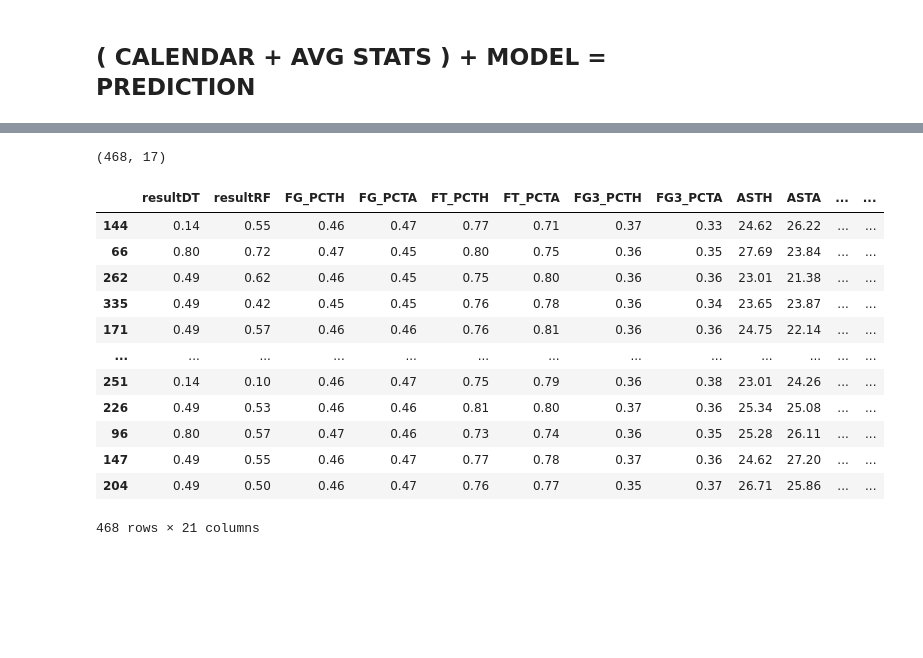
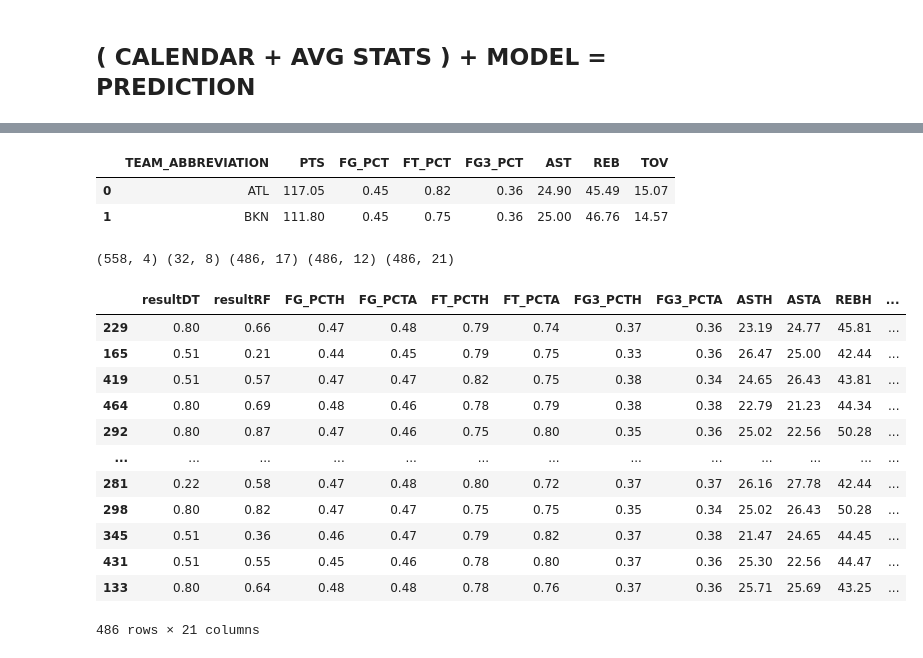
Before and after one commit to fabertel/FB_Python, a Jupyter notebook: NBA2020analytics - OK.ipynb, the cells around one changed output, grey strips where cells are left out. Saved outputs shown, nothing was run; the diff lists cells and outputs as text; code cells hidden in the pictures; blank space fills up the shorter version.

```diff
--- a/NBA2020analytics - OK.ipynb
+++ b/NBA2020analytics - OK.ipynb
@@ -418,13 +203,7 @@ gameslog.to_excel('NBA2020analytics_gamesraw_backup.xls')
 # %% [markdown]
 ### Transform data in game data ( one line per match )
 # %%
-
 print('gameslog',gameslog.shape)
-
-output = leaguedashteamstats.LeagueDashTeamStats(last_n_games='0', measure_type_detailed_defense='Base', month='0', opponent_team_id=0, pace_adjust='N', per_mode_detailed='Totals', period='0', plus_minus='N', rank='N', season='2019-20', season_type_all_star='Regular Season', conference_nullable='', date_from_nullable='', date_to_nullable='', division_simple_nullable='', game_scope_simple_nullable='', game_segment_nullable='', league_id_nullable='', location_nullable='', outcome_nullable='', po_round_nullable='', player_experience_nullable='', player_position_abbreviation_nullable='', season_segment_nullable='', shot_clock_range_nullable='', starter_bench_nullable='', team_id_nullable='', two_way_nullable='', vs_conference_nullable='', vs_division_nullable='').get_data_frames()
-avg_stats = pd.DataFrame(output[0])
-print('avg_stats',avg_stats.shape)
-gameslog
 
 df1=gameslog[['YEAR','GAME_DATE_EST', 'GAME_SEQUENCE', 'GAME_ID', 'TEAM_ID','TEAM_ABBREVIATION','TEAM_CITY_NAME','PTS','FG_PCT','FT_PCT','FG3_PCT','AST','REB','TOV']]
 df2=df1[['YEAR','GAME_DATE_EST','GAME_ID','TEAM_ABBREVIATION','PTS','FG_PCT','FT_PCT','FG3_PCT','AST','REB','TOV']]
@@ -440,9 +219,9 @@ for i, row in df3.iterrows():
         df3.at[i,'WINTEAMNAME'] = row['TEAMH']
         df3.at[i,'WINTEAMNUM'] = 1
     else:
-        df3.at[i,'WINTEAMNAME'] = row['TEAMH']
+        df3.at[i,'WINTEAMNAME'] = row['TEAMA']
         df3.at[i,'WINTEAMNUM'] = 0
 
+print(df3.groupby(['YEARA']).size())
 df3.head()
-print(df3.groupby(['YEARA']).size())
 # %% [output]
@@ -618,6 +443,26 @@ print(text_representation)
+# %%
+import numpy as np
+import pandas as pd
+import datetime
+
+#2 COMPUTE AVG STATS
+
+pd.options.display.float_format = '{:,.2f}'.format
+gameslogHZ=gameslog.loc[gameslog['YEAR'] == '2020']
+gameslogHZ=gameslogHZ[['TEAM_ABBREVIATION','PTS','FG_PCT','FT_PCT','FG3_PCT','AST','REB','TOV']]
+cols = ['PTS', 'FG_PCT', 'FT_PCT', 'FG3_PCT', 'AST', 'REB','TOV']
+gameslogHZ[cols] = gameslogHZ[cols].astype('float')
+gameslogHP = gameslogHZ.groupby('TEAM_ABBREVIATION').mean().reset_index()
+
+gameslogHP.head(2)
+# %% [output]
+|  | TEAM_ABBREVIATION | PTS | FG_PCT | FT_PCT | FG3_PCT | AST | REB | TOV |
+| 0 | ATL | 117.05 | 0.45 | 0.82 | 0.36 | 24.90 | 45.49 | 15.07 |
+| 1 | BKN | 111.80 | 0.45 | 0.75 | 0.36 | 25.00 | 46.76 | 14.57 |
 # %%
 import numpy as np
 import pandas as pd
+import datetime
 
 #1 LOAD CALENDAR
 
@@ -638,17 +483,20 @@ df['HOME'] = df['HOME'].str.replace('NY','NYK')
 df['AWAY'] = df['AWAY'].str.replace('NY','NYK')
 df['HOME'] = df['HOME'].str.replace('SA','SAS')
 df['AWAY'] = df['AWAY'].str.replace('SA','SAS')
+df['HOME'] = df['HOME'].str.replace('SASS','SAS')
+df['AWAY'] = df['AWAY'].str.replace('SASS','SAS')
 df['HOME'] = df['HOME'].str.replace('UTH','UTA')
 df['AWAY'] = df['AWAY'].str.replace('UTH','UTA')
 NBA21sched = df
 
 #2 COMPUTE AVG STATS
 
-pandas.options.display.float_format = '{:,.2f}'.format
-gameslogHZ=gameslogH.loc[gameslogH['YEAR'] == 2019]
+pd.options.display.float_format = '{:,.2f}'.format
+gameslogHZ=gameslog.loc[gameslog['YEAR'] == '2020']
 gameslogHZ=gameslogHZ[['TEAM_ABBREVIATION','PTS','FG_PCT','FT_PCT','FG3_PCT','AST','REB','TOV']]
-gameslogHP=gameslogHZ.groupby('TEAM_ABBREVIATION').mean().reset_index().sort_values(by='FG_PCT', ascending=False)
-gameslogHP.head(2)
+cols = ['PTS', 'FG_PCT', 'FT_PCT', 'FG3_PCT', 'AST', 'REB','TOV']
+gameslogHZ[cols] = gameslogHZ[cols].astype('float')
+gameslogHP = gameslogHZ.groupby('TEAM_ABBREVIATION').mean().reset_index()
 
 #3 MERGE CALENDAR + AVG STATS
 
@@ -659,53 +507,54 @@ gameslogHP = gameslogHP.rename(columns={'HOME': 'AWAY'})
 tmp2 = pd.merge(gameslogHP, tmpp)
 tmp2.columns = ['TEAMA', 'PTSH', 'FG_PCTH', 'FT_PCTH', 'FG3_PCTH', 'ASTH', 'REBH', 'TOVH','TEAMH','PTSA', 'FG_PCTA', 'FT_PCTA', 'FG3_PCTA', 'ASTA', 'REBA', 'TOVA','index', 'GAMEDATE']
 AVGSTATS=tmp2[['GAMEDATE','TEAMH','PTSH','TEAMA','PTSA','FG_PCTH','FG_PCTA','FT_PCTH','FT_PCTA','FG3_PCTH','FG3_PCTA','ASTH','ASTA','REBH','REBA','TOVH','TOVA']] #COLUMNSSELECT
-print(AVGSTATS.shape)
 
 # 4 DATAFRAME datatopredict
 AVGSTATS.head(3)
 datatopredict=AVGSTATS[['FG_PCTH','FG_PCTA', 'FT_PCTH', 'FT_PCTA', 'FG3_PCTH', 'FG3_PCTA', 'ASTH', 'ASTA','REBH', 'REBA', 'TOVH', 'TOVA']]
 datatopredict.head(3)
 
 # 5 MAKE PREDICTION
 
 resultDT = modelDT.predict(datatopredict)
 resultRF = modelRF.predict(datatopredict)
 np.set_printoptions(precision=2)
 PREDICT_OUT = pd.DataFrame({'resultDT':resultDT, 'resultRF':resultRF})
 FINAL = pd.merge(PREDICT_OUT, datatopredict, left_index=True, right_index=True)
 FINAL
 
 #6 ADD TEAM INFO AND WINNER NAME
 
 tmp21=AVGSTATS[['GAMEDATE', 'TEAMH','TEAMA']]
 FINAL= pd.merge(FINAL, tmp21, left_index=True, right_index=True)
 
 i=0
-for index, row in tmp22.iterrows():
-    FINAL.at[i, 'GAMEDATE2'] = datetime.strptime(row['GAMEDATE'], '%d/%m/%Y')
+for index, row in FINAL.iterrows():
+    FINAL.at[i, 'GAMEDATE2'] = datetime.datetime.strptime(row['GAMEDATE'], '%d/%m/%Y')
     FINAL.at[i, 'GAMETEAMS'] = row['TEAMH']+row['TEAMA']
     FINAL.at[i, 'WINNER_ID'] = round(row['resultRF'])
     if (round(row['resultRF'])==0):    #1 TEAMH , 0 TEAMA
         win=row['TEAMA']
     else:
         win=row['TEAMH']
     FINAL.at[i, 'WINNER_NAME'] = win
     i=i+1
 
 FINAL=FINAL.sort_values(by='GAMEDATE2', ascending=True)
+
+print(NBA21sched.shape,gameslogHP.shape,AVGSTATS.shape,datatopredict.shape,FINAL.shape)
 FINAL
 # %% [output]
-(468, 17)
+(558, 4) (32, 8) (486, 17) (486, 12) (486, 21)
-|  | resultDT | resultRF | FG_PCTH | FG_PCTA | FT_PCTH | FT_PCTA | FG3_PCTH | FG3_PCTA | ASTH | ASTA | ... | ... |
-| 144 | 0.14 | 0.55 | 0.46 | 0.47 | 0.77 | 0.71 | 0.37 | 0.33 | 24.62 | 26.22 | ... | ... |
-| 66 | 0.80 | 0.72 | 0.47 | 0.45 | 0.80 | 0.75 | 0.36 | 0.35 | 27.69 | 23.84 | ... | ... |
-| 262 | 0.49 | 0.62 | 0.46 | 0.45 | 0.75 | 0.80 | 0.36 | 0.36 | 23.01 | 21.38 | ... | ... |
-| 335 | 0.49 | 0.42 | 0.45 | 0.45 | 0.76 | 0.78 | 0.36 | 0.34 | 23.65 | 23.87 | ... | ... |
-| 171 | 0.49 | 0.57 | 0.46 | 0.46 | 0.76 | 0.81 | 0.36 | 0.36 | 24.75 | 22.14 | ... | ... |
+|  | resultDT | resultRF | FG_PCTH | FG_PCTA | FT_PCTH | FT_PCTA | FG3_PCTH | FG3_PCTA | ASTH | ASTA | REBH | ... |
+| 229 | 0.80 | 0.66 | 0.47 | 0.48 | 0.79 | 0.74 | 0.37 | 0.36 | 23.19 | 24.77 | 45.81 | ... |
+| 165 | 0.51 | 0.21 | 0.44 | 0.45 | 0.79 | 0.75 | 0.33 | 0.36 | 26.47 | 25.00 | 42.44 | ... |
+| 419 | 0.51 | 0.57 | 0.47 | 0.47 | 0.82 | 0.75 | 0.38 | 0.34 | 24.65 | 26.43 | 43.81 | ... |
+| 464 | 0.80 | 0.69 | 0.48 | 0.46 | 0.78 | 0.79 | 0.38 | 0.38 | 22.79 | 21.23 | 44.34 | ... |
+| 292 | 0.80 | 0.87 | 0.47 | 0.46 | 0.75 | 0.80 | 0.35 | 0.36 | 25.02 | 22.56 | 50.28 | ... |
 | ... | ... | ... | ... | ... | ... | ... | ... | ... | ... | ... | ... | ... |
-| 251 | 0.14 | 0.10 | 0.46 | 0.47 | 0.75 | 0.79 | 0.36 | 0.38 | 23.01 | 24.26 | ... | ... |
-| 226 | 0.49 | 0.53 | 0.46 | 0.46 | 0.81 | 0.80 | 0.37 | 0.36 | 25.34 | 25.08 | ... | ... |
-| 96 | 0.80 | 0.57 | 0.47 | 0.46 | 0.73 | 0.74 | 0.36 | 0.35 | 25.28 | 26.11 | ... | ... |
-| 147 | 0.49 | 0.55 | 0.46 | 0.47 | 0.77 | 0.78 | 0.37 | 0.36 | 24.62 | 27.20 | ... | ... |
-| 204 | 0.49 | 0.50 | 0.46 | 0.47 | 0.76 | 0.77 | 0.35 | 0.37 | 26.71 | 25.86 | ... | ... |
+| 281 | 0.22 | 0.58 | 0.47 | 0.48 | 0.80 | 0.72 | 0.37 | 0.37 | 26.16 | 27.78 | 42.44 | ... |
+| 298 | 0.80 | 0.82 | 0.47 | 0.47 | 0.75 | 0.75 | 0.35 | 0.34 | 25.02 | 26.43 | 50.28 | ... |
+| 345 | 0.51 | 0.36 | 0.46 | 0.47 | 0.79 | 0.82 | 0.37 | 0.38 | 21.47 | 24.65 | 44.45 | ... |
+| 431 | 0.51 | 0.55 | 0.45 | 0.46 | 0.78 | 0.80 | 0.37 | 0.36 | 25.30 | 22.56 | 44.47 | ... |
+| 133 | 0.80 | 0.64 | 0.48 | 0.48 | 0.78 | 0.76 | 0.37 | 0.36 | 25.71 | 25.69 | 43.25 | ... |
-468 rows × 21 columns
+486 rows × 21 columns
```
Also changed, not shown: parts of 68 cells of this notebook, 1 other file.
